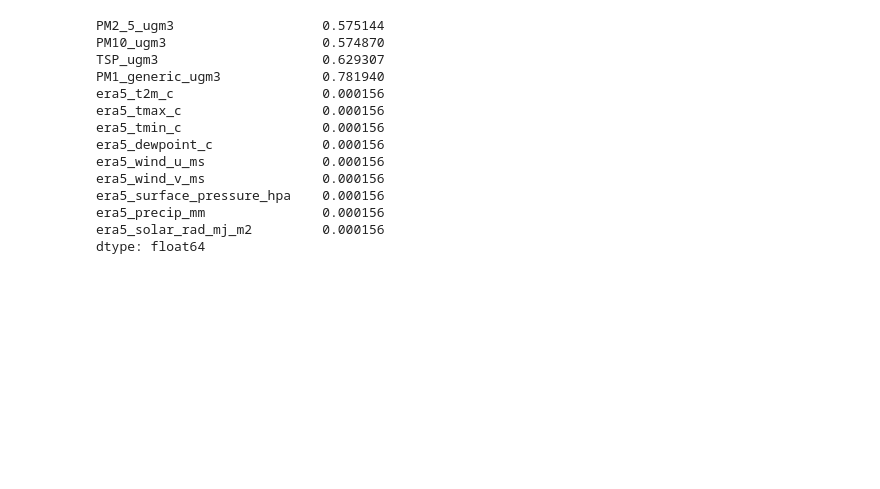
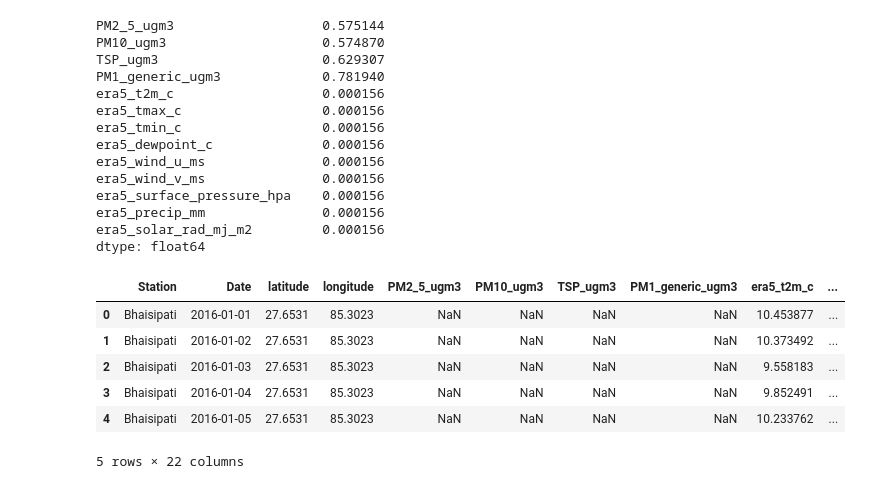
Before and after one commit to Achyu-t/AQI-forecast, a Jupyter notebook: data_imputation.ipynb, the cells around one changed output. Cells and saved outputs as stored; diff of their text form; code cells hidden in the pictures; blank space fills up the shorter version.

```diff
--- a/data_imputation.ipynb
+++ b/data_imputation.ipynb
@@ -127,9 +127,6 @@ era5_solar_rad_mj_m2         0.000156
 dtype: float64
 # %%
 data = data.dropna(subset = ['era5_t2m_c' , 'era5_tmin_c' , 'era5_tmax_c' , 'era5_dewpoint_c' , 'era5_wind_u_ms' , 'era5_wind_v_ms' , 'era5_surface_pressure_hpa' , 'era5_precip_mm' , 'era5_solar_rad_mj_m2' ])
-# %%
-data['Date'] = pd.to_datetime(data['Date'])
-data = data.sort_values(by = ['Station' , 'Date'])
 # %%
 import numpy as np
 # %%
@@ -151,3 +148,16 @@ def haversine_distance(lat1 , lon1 , lat2 , lon2):
     c = 2 * np.arcsin(np.sqrt(a))
 
     return R_earth * c
+# %%
+data['distance_from_ktm_center'] = haversine_distance(data['latitude'].values , data['longitude'].values ,Ratnapark_latitude , Ratnapark_longitude )
+# %%
+data['Date'] = pd.to_datetime(data['Date'])
+data = data.sort_values(by = ['Station' , 'Date']).reset_index(drop = True)
+# %%
+min_date = data['Date'].min()
+data['day_index'] = (data['Date'] - min_date).dt.days
+
+
+data['day_of_year'] = data['Date'].dt.dayofyear
+data['sin_day'] = np.sin(2*np.pi* data['day_of_year'] / 365.25)
+data['cos_day'] = np.cos(2*np.pi* data['day_of_year'] / 365.25)
@@ -153,0 +167,10 @@ def haversine_distance(lat1 , lon1 , lat2 , lon2):
+# %%
+data.head()
+# %% [output]
+|  | Station | Date | latitude | longitude | PM2_5_ugm3 | PM10_ugm3 | TSP_ugm3 | PM1_generic_ugm3 | era5_t2m_c | ... |
+| 0 | Bhaisipati | 2016-01-01 | 27.6531 | 85.3023 | NaN | NaN | NaN | NaN | 10.453877 | ... |
+| 1 | Bhaisipati | 2016-01-02 | 27.6531 | 85.3023 | NaN | NaN | NaN | NaN | 10.373492 | ... |
+| 2 | Bhaisipati | 2016-01-03 | 27.6531 | 85.3023 | NaN | NaN | NaN | NaN | 9.558183 | ... |
+| 3 | Bhaisipati | 2016-01-04 | 27.6531 | 85.3023 | NaN | NaN | NaN | NaN | 9.852491 | ... |
+| 4 | Bhaisipati | 2016-01-05 | 27.6531 | 85.3023 | NaN | NaN | NaN | NaN | 10.233762 | ... |
+5 rows × 22 columns
```
Also changed, not shown: parts of 9 cells of this notebook.
